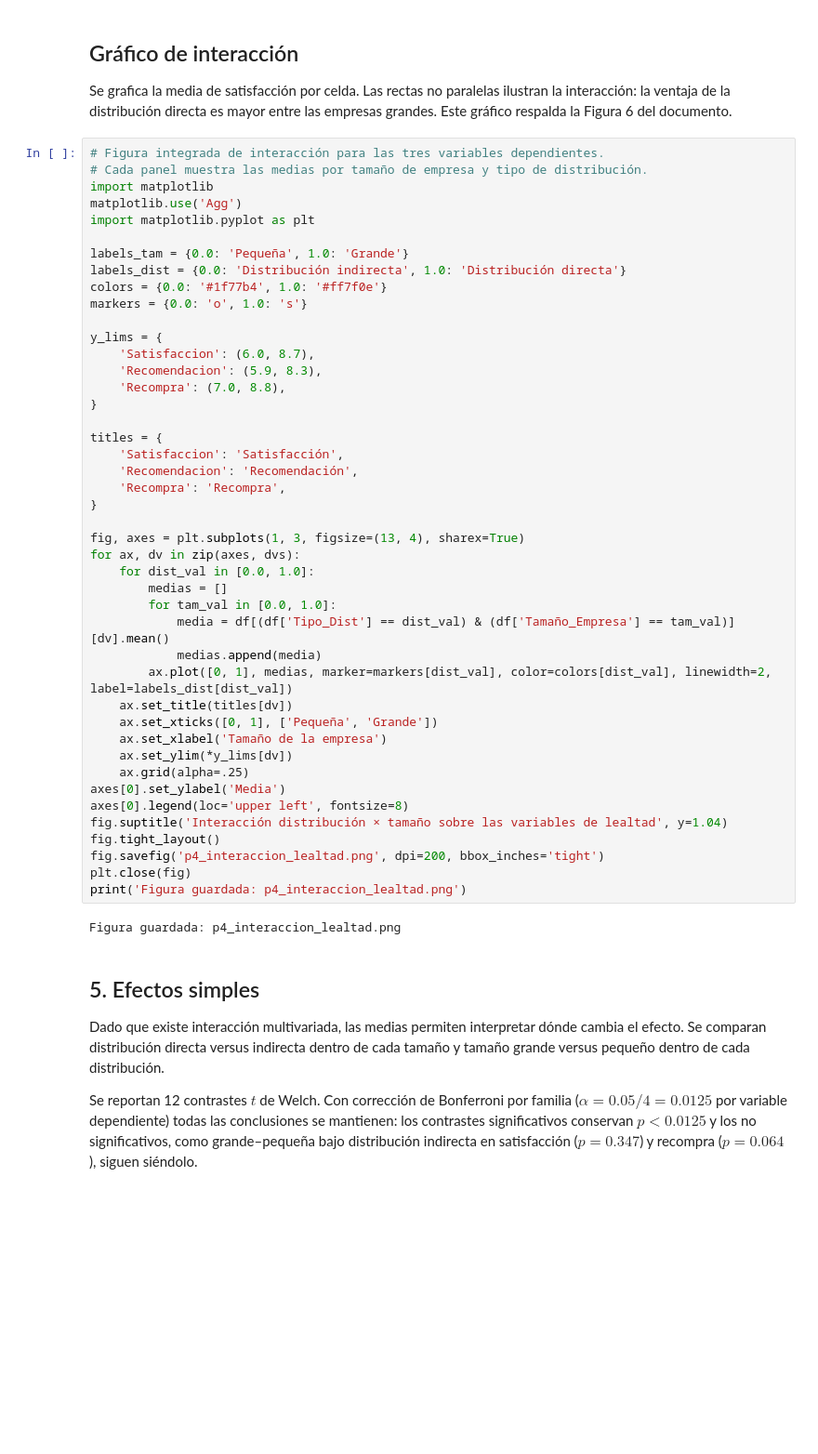
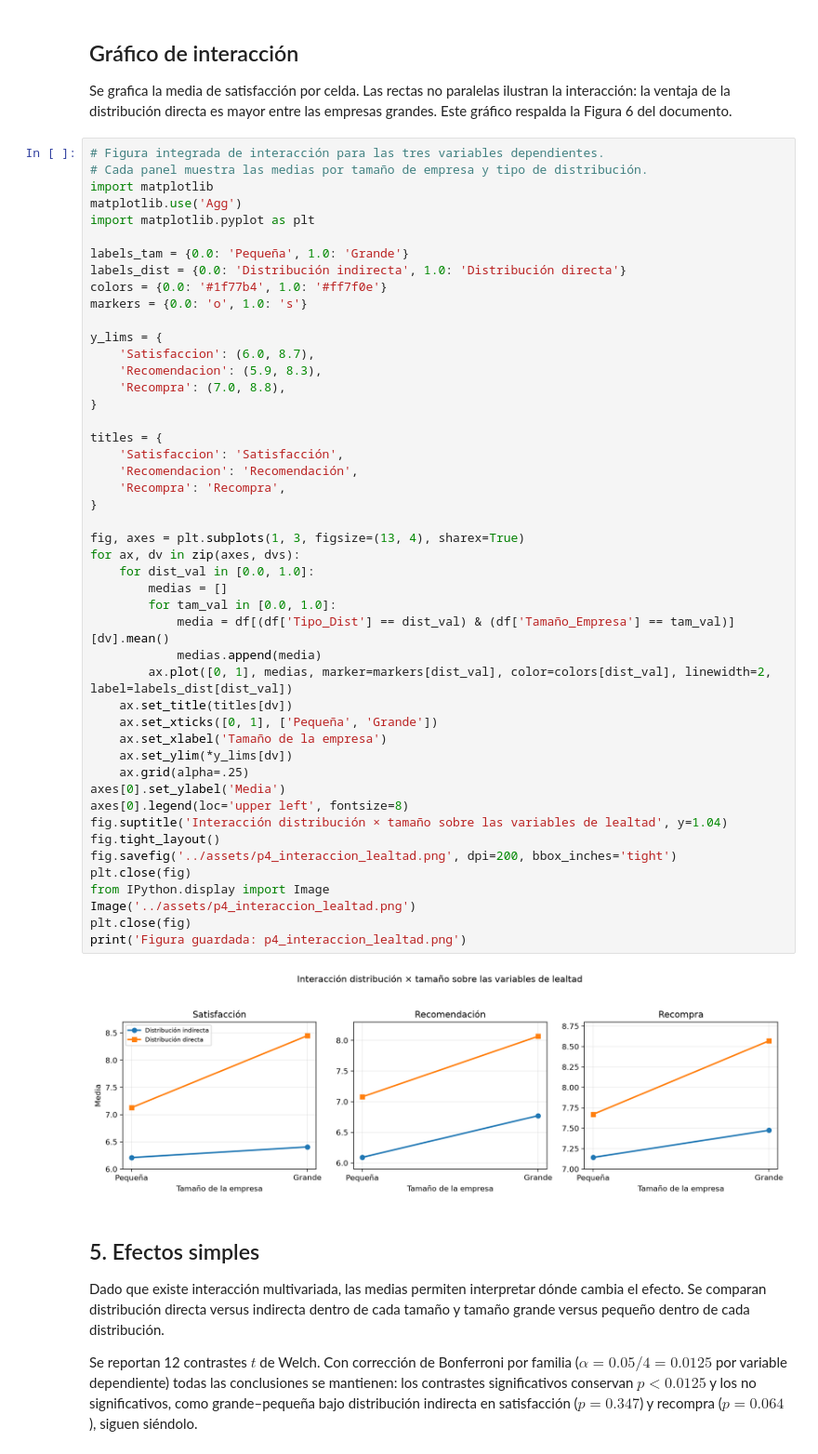
Before and after one commit to sebabecerra/Metodos-Cuantitativos-DEN, a Jupyter notebook: Tarea2/notebooks/Tarea_2_P4_MANOVA.ipynb, the cells around one changed output. Shown at 93% size. Saved outputs shown, nothing was run; the diff lists cells and outputs as text; blank space fills up the shorter version.

Commit message:
Mostrar figuras en notebooks Tarea 2

```diff
--- a/Tarea2/notebooks/Tarea_2_P4_MANOVA.ipynb
+++ b/Tarea2/notebooks/Tarea_2_P4_MANOVA.ipynb
@@ -353,35 +353,38 @@ y_lims = {
     'Recomendacion': (5.9, 8.3),
     'Recompra': (7.0, 8.8),
 }
 
 titles = {
     'Satisfaccion': 'Satisfacción',
     'Recomendacion': 'Recomendación',
     'Recompra': 'Recompra',
 }
 
 fig, axes = plt.subplots(1, 3, figsize=(13, 4), sharex=True)
 for ax, dv in zip(axes, dvs):
     for dist_val in [0.0, 1.0]:
         medias = []
         for tam_val in [0.0, 1.0]:
             media = df[(df['Tipo_Dist'] == dist_val) & (df['Tamaño_Empresa'] == tam_val)][dv].mean()
             medias.append(media)
         ax.plot([0, 1], medias, marker=markers[dist_val], color=colors[dist_val], linewidth=2, label=labels_dist[dist_val])
     ax.set_title(titles[dv])
     ax.set_xticks([0, 1], ['Pequeña', 'Grande'])
     ax.set_xlabel('Tamaño de la empresa')
     ax.set_ylim(*y_lims[dv])
     ax.grid(alpha=.25)
 axes[0].set_ylabel('Media')
 axes[0].legend(loc='upper left', fontsize=8)
 fig.suptitle('Interacción distribución × tamaño sobre las variables de lealtad', y=1.04)
 fig.tight_layout()
-fig.savefig('p4_interaccion_lealtad.png', dpi=200, bbox_inches='tight')
+fig.savefig('../assets/p4_interaccion_lealtad.png', dpi=200, bbox_inches='tight')
+plt.close(fig)
+from IPython.display import Image
+Image('../assets/p4_interaccion_lealtad.png')
 plt.close(fig)
 print('Figura guardada: p4_interaccion_lealtad.png')
 # %% [output]
-Figura guardada: p4_interaccion_lealtad.png
+[figure, added]
 # %% [markdown]
 ## 5. Efectos simples
 
```
Also changed, not shown: 3 other files.
